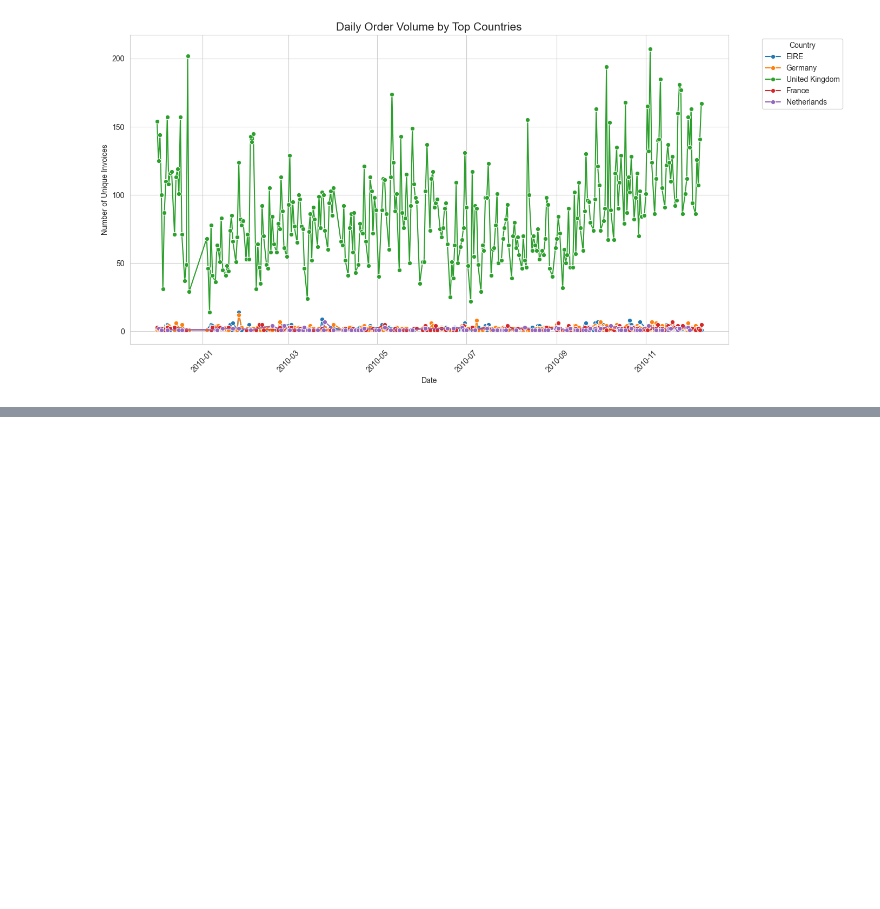
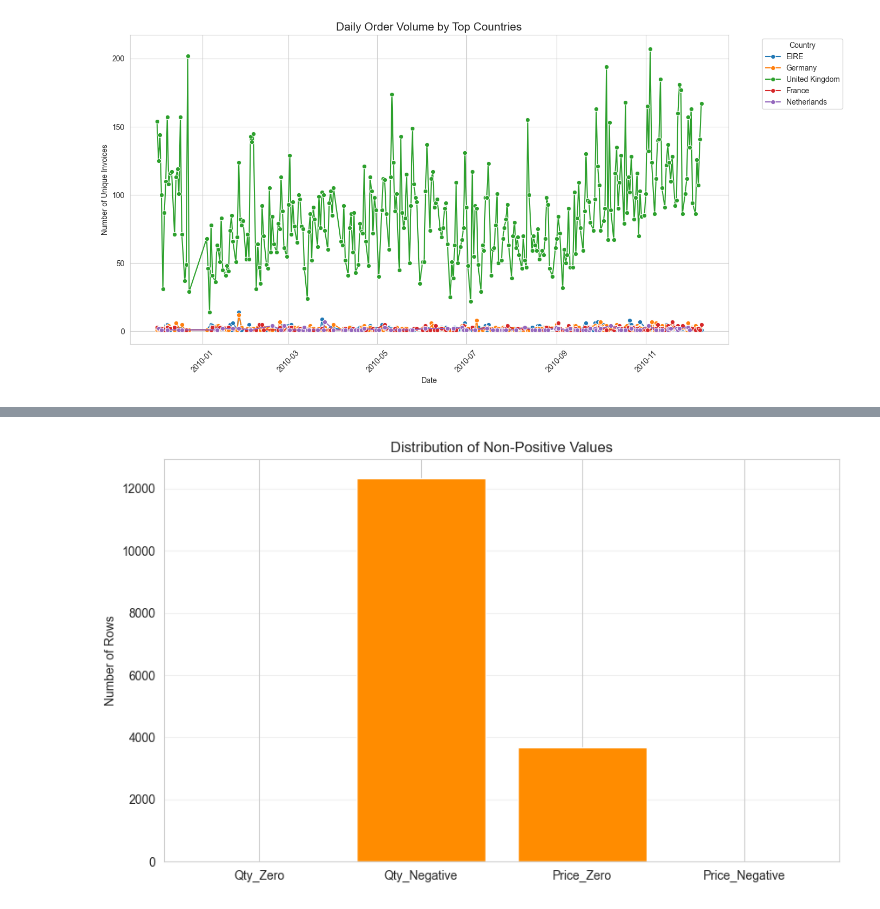
Before and after one commit to jonathern/online_retail, a Jupyter notebook: kateega_scratchbook.ipynb, the cells around one changed output, grey strips where cells are left out. Cells and saved outputs as stored; diff of their text form; code cells hidden in the pictures; blank space fills up the shorter version.

```diff
--- a/kateega_scratchbook.ipynb
+++ b/kateega_scratchbook.ipynb
@@ -290,0 +446,9 @@ plt.show()
+# %%
+results = df.select(
+    F.count(F.when(F.col("Quantity") == 0, 1)).alias("Qty_Zero"),
+    F.count(F.when(F.col("Quantity") < 0, 1)).alias("Qty_Negative"),
+    F.count(F.when(F.col("Price") == 0, 1)).alias("Price_Zero"),
+    F.count(F.when(F.col("Price") < 0, 1)).alias("Price_Negative")
+)
+
+results.show()
@@ -290,0 +463,17 @@ plt.show()
+# %%
+import matplotlib.pyplot as plt
+
+# Convert our summary to Pandas
+pd_invalid = results.toPandas().T
+pd_invalid.columns = ['count']
+pd_invalid.index.name = 'category'
+pd_invalid.reset_index(inplace=True)
+
+# Plot
+plt.figure(figsize=(10, 6))
+plt.bar(pd_invalid['category'], pd_invalid['count'], color='darkorange')
+plt.title('Distribution of Non-Positive Values')
+plt.ylabel('Number of Rows')
+plt.grid(axis='y', alpha=0.3)
+plt.show()
+# %% [output]
@@ -290,0 +481 @@ plt.show()
+[figure, added]
```
Also changed, not shown: parts of 11 cells of this notebook, 1 other file.
